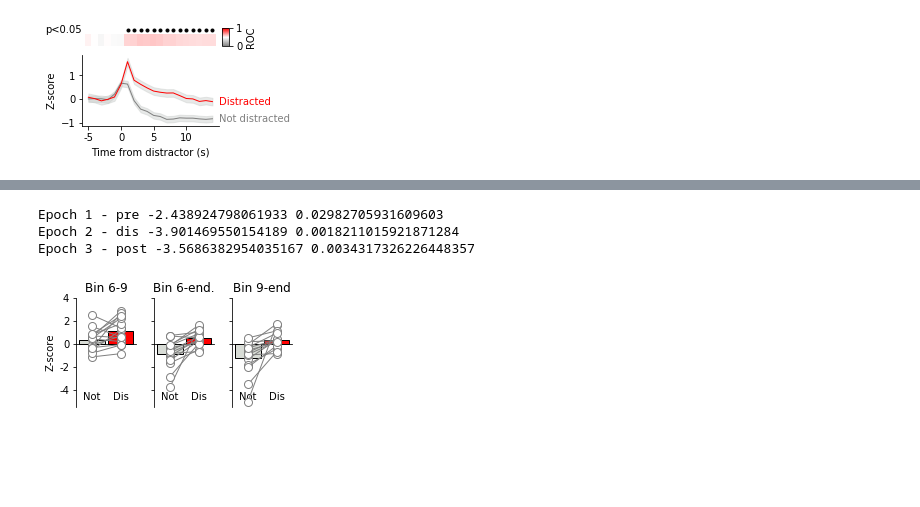
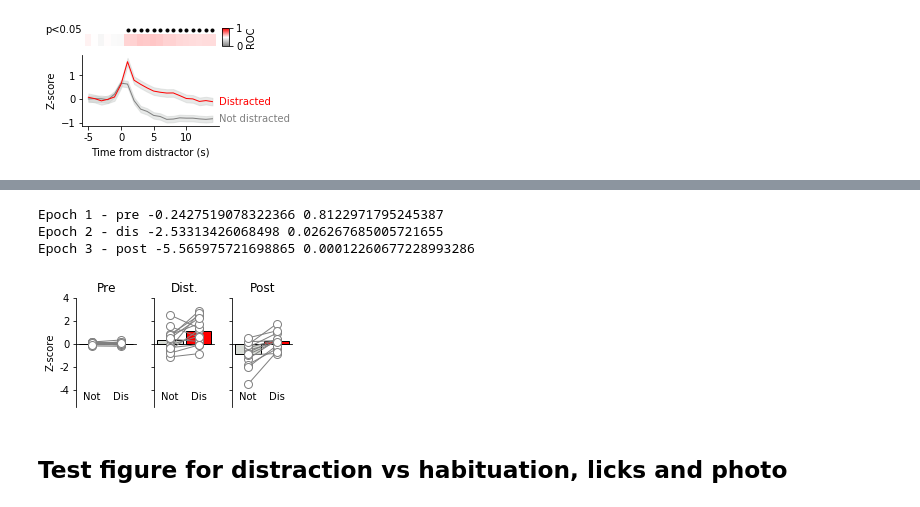
Before and after one commit to mccutcheonlab/distraction-peters, a Jupyter notebook: notebooks/dis-roc-all-figs.ipynb, the cells around one changed output, grey strips where cells are left out. Cells and saved outputs as stored; diff of their text form; code cells hidden in the pictures; blank space fills up the shorter version.

```diff
--- a/notebooks/dis-roc-all-figs.ipynb
+++ b/notebooks/dis-roc-all-figs.ipynb
@@ -260,19 +270,19 @@ except FileNotFoundError:
 
 [a, p, photo_snips_dis, photo_snips_notdis] = dill.load(pickle_in)
 # %%
-epoch1_dis, epoch1_notdis = [], []
-epoch2_dis, epoch2_notdis = [], []
-epoch3_dis, epoch3_notdis = [], []
+epoch1_notdis, epoch1_dis  = [], []
+epoch2_notdis, epoch2_dis  = [], []
+epoch3_notdis, epoch3_dis = [], []
 
-for day, epoch1, epoch2, epoch3 in zip([photo_snips_dis, photo_snips_notdis],
-                                       [epoch1_dis, epoch1_notdis],
-                                       [epoch2_dis, epoch2_notdis],
-                                       [epoch3_dis, epoch3_notdis]):
+for day, epoch1, epoch2, epoch3 in zip([dis_notdis_photo_snips, dis_dis_photo_snips],
+                                       [epoch1_notdis, epoch1_dis],
+                                       [epoch2_notdis, epoch2_dis],
+                                       [epoch3_notdis, epoch3_dis]):
     for rat in day:
         e1, e2, e3 = [], [], []
         for snip in rat:
-            e1.append(np.mean(snip[6:9]))
-            e2.append(np.mean(snip[6:]))
+            e1.append(np.mean(snip[0:5]))
+            e2.append(np.mean(snip[6:9]))
             e3.append(np.mean(snip[9:]))
         epoch1.append(np.mean(e1))
         epoch2.append(np.mean(e2))
@@ -293,38 +303,40 @@ barscatter([epoch2_notdis, epoch2_dis], paired=True,
 
 barscatter([epoch3_notdis, epoch3_dis], paired=True,
            barfacecolor=colors, barfacecoloroption='individual',
            ax=ax[2])
 
 for axis in ax:
     axis.set_xticks([])
     axis.set_ylim([-5.5, 4])
     axis.set_yticks([-4, -2, 0, 2, 4])
     axis.set_yticklabels([])
     axis.text(1, -4.9, 'Not', ha='center')
     axis.text(2, -4.9, 'Dis', ha='center')
 
 ax[0].set_ylabel('Z-score')
 
 ax[0].set_yticklabels(["-4", "-2", '0', '2', '4'])
 
-ax[0].set_title('Bin 6-9')
-ax[1].set_title('Bin 6-end.')
-ax[2].set_title('Bin 9-end')
+ax[0].set_title('Pre')
+ax[1].set_title('Dist.')
+ax[2].set_title('Post')
 
-f.savefig(figfolder+"fig3_photo_disVnotdis_epochs.pdf")
+f.savefig(figfolder+"fig4_photo_disVnotdis_epochs.pdf")
 
 from scipy import stats
 
 t, p = stats.ttest_rel(epoch1_notdis, epoch1_dis)
 print('Epoch 1 - pre', t, p)
 
 t, p = stats.ttest_rel(epoch2_notdis, epoch2_dis)
 print('Epoch 2 - dis', t, p)
 
 t, p = stats.ttest_rel(epoch3_notdis, epoch3_dis)
 print('Epoch 3 - post', t, p)
 # %% [output]
-Epoch 1 - pre -2.438924798061933 0.02982705931609603
-Epoch 2 - dis -3.901469550154189 0.0018211015921871284
-Epoch 3 - post -3.5686382954035167 0.0034317326226448357
+Epoch 1 - pre -0.2427519078322366 0.8122971795245387
+Epoch 2 - dis -2.53313426068498 0.026267685005721655
+Epoch 3 - post -5.565975721698865 0.00012260677228993286
-[figure, old version]
+[figure, new version]
+# %% [markdown]
+## Test figure for distraction vs habituation, licks and photo
```
Also changed, not shown: parts of 20 cells of this notebook, 3 other files.
